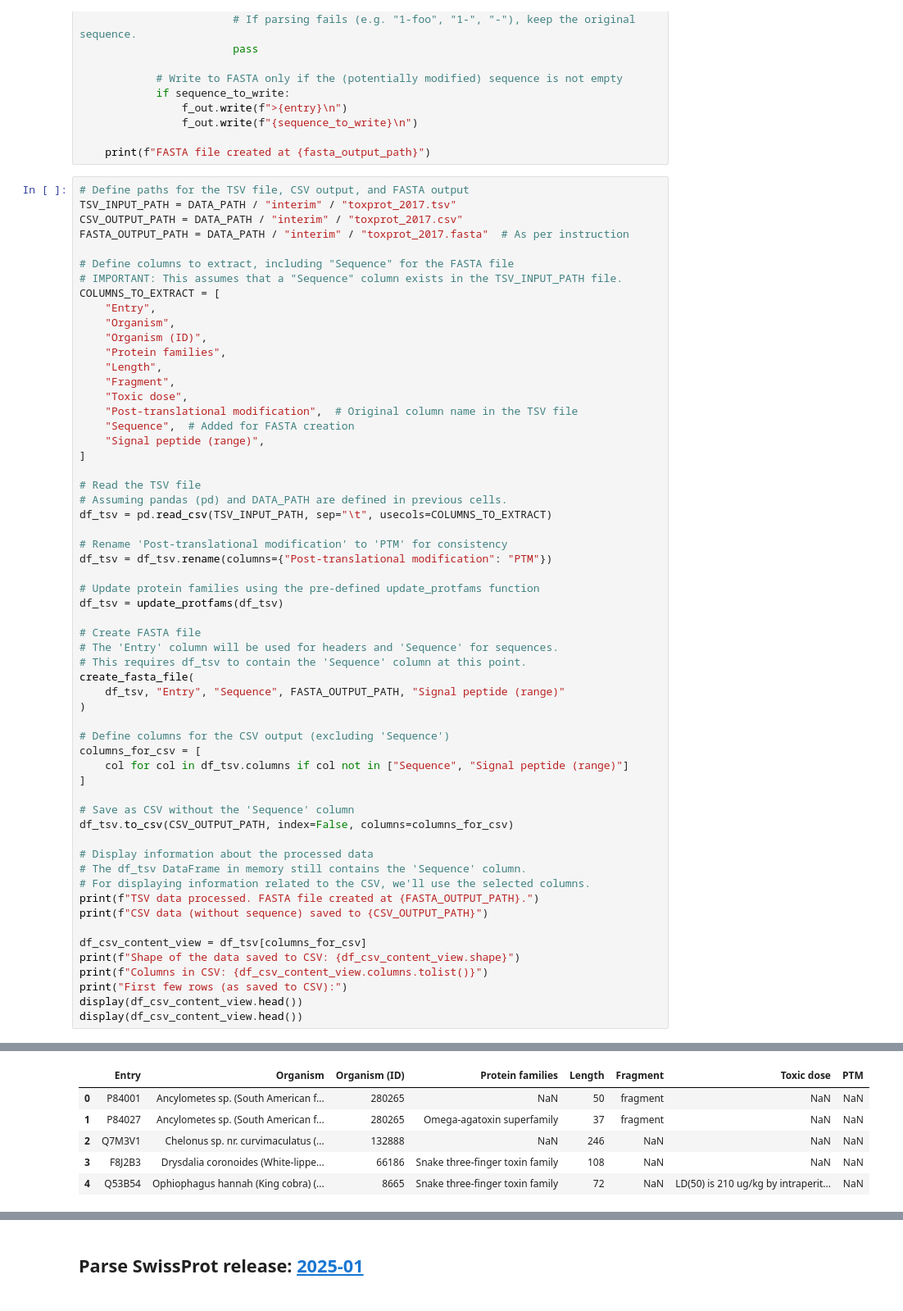
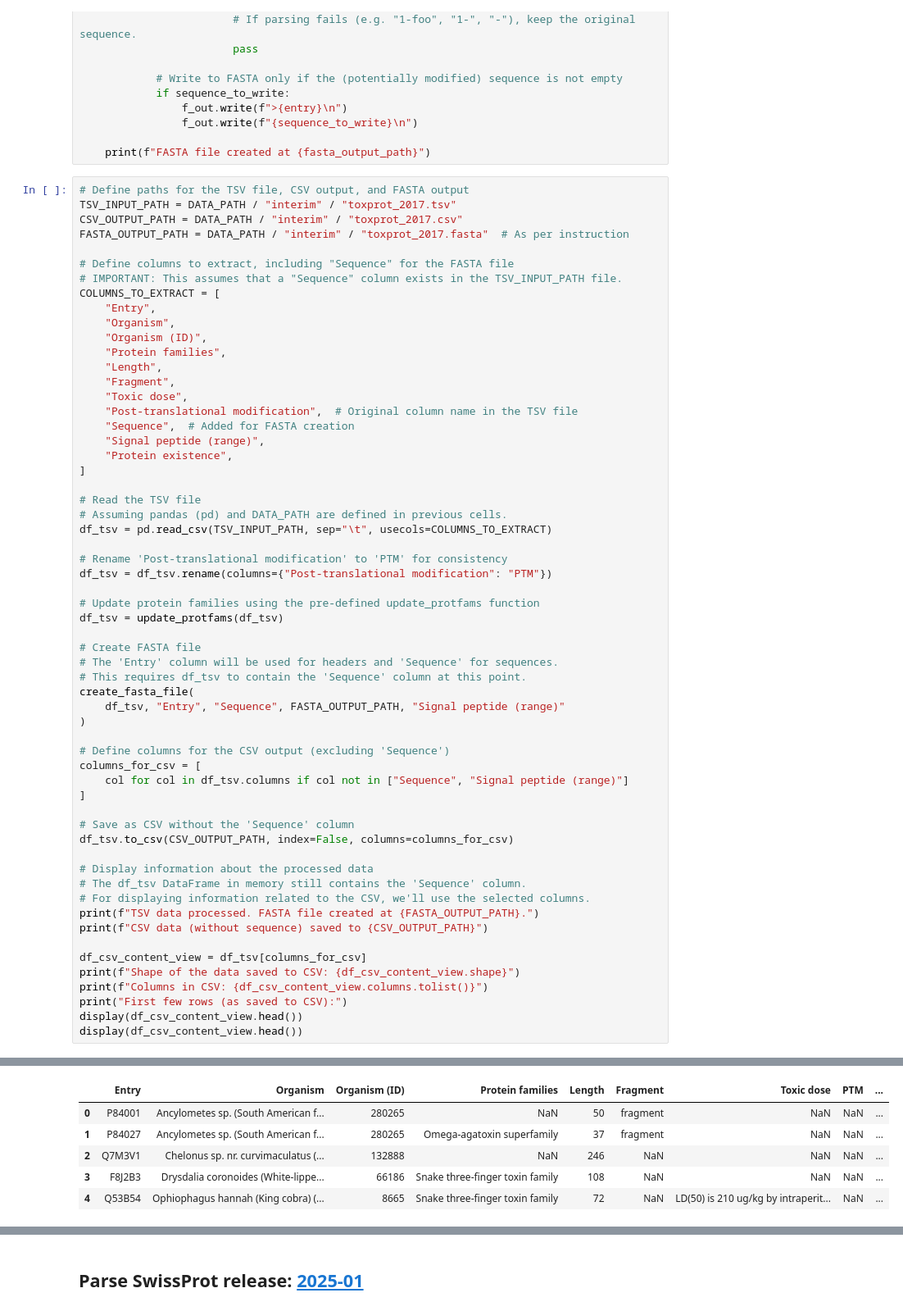
Before and after one commit to tsenoner/toxprot25, a Jupyter notebook: notebook/clean_data.ipynb, the cells around one changed output, grey strips where cells are left out. Shown at 82% size. Saved outputs shown, nothing was run; the diff lists cells and outputs as text.

Commit message:
feat(data): Update toxin datasets to include `protein existence` information

```diff
--- a/notebook/clean_data.ipynb
+++ b/notebook/clean_data.ipynb
@@ -147,6 +147,7 @@ COLUMNS_TO_EXTRACT = [
     "Post-translational modification",  # Original column name in the TSV file
     "Sequence",  # Added for FASTA creation
     "Signal peptide (range)",
+    "Protein existence",
 ]
 
 # Read the TSV file
@@ -197,7 +198,7 @@ Columns in CSV: ['Entry', 'Organism', 'Organism (ID)', 'Protein families', 'Leng
 First few rows (as saved to CSV):
-|  | Entry | Organism | Organism (ID) | Protein families | Length | Fragment | Toxic dose | PTM |
-| 0 | P84001 | Ancylometes sp. (South American f... | 280265 | NaN | 50 | fragment | NaN | NaN |
-| 1 | P84027 | Ancylometes sp. (South American f... | 280265 | Omega-agatoxin superfamily | 37 | fragment | NaN | NaN |
-| 2 | Q7M3V1 | Chelonus sp. nr. curvimaculatus (... | 132888 | NaN | 246 | NaN | NaN | NaN |
-| 3 | F8J2B3 | Drysdalia coronoides (White-lippe... | 66186 | Snake three-finger toxin family | 108 | NaN | NaN | NaN |
-| 4 | Q53B54 | Ophiophagus hannah (King cobra) (... | 8665 | Snake three-finger toxin family | 72 | NaN | LD(50) is 210 ug/kg by intraperit... | NaN |
+|  | Entry | Organism | Organism (ID) | Protein families | Length | Fragment | Toxic dose | PTM | ... |
+| 0 | P84001 | Ancylometes sp. (South American f... | 280265 | NaN | 50 | fragment | NaN | NaN | ... |
+| 1 | P84027 | Ancylometes sp. (South American f... | 280265 | Omega-agatoxin superfamily | 37 | fragment | NaN | NaN | ... |
+| 2 | Q7M3V1 | Chelonus sp. nr. curvimaculatus (... | 132888 | NaN | 246 | NaN | NaN | NaN | ... |
+| 3 | F8J2B3 | Drysdalia coronoides (White-lippe... | 66186 | Snake three-finger toxin family | 108 | NaN | NaN | NaN | ... |
+| 4 | Q53B54 | Ophiophagus hannah (King cobra) (... | 8665 | Snake three-finger toxin family | 72 | NaN | LD(50) is 210 ug/kg by intraperit... | NaN | ... |
```
Also changed, not shown: parts of 2 cells of this notebook, 7 other files.
